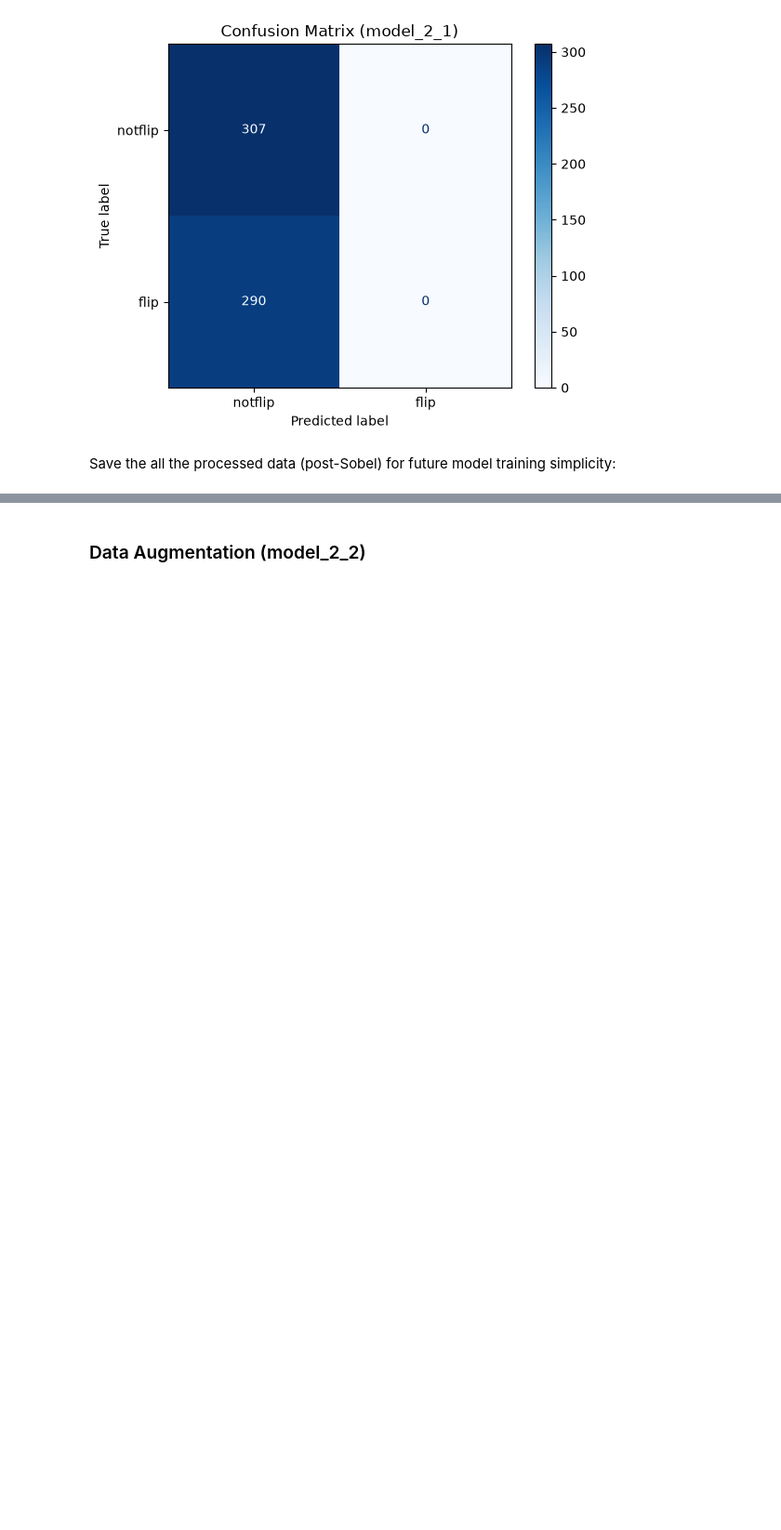
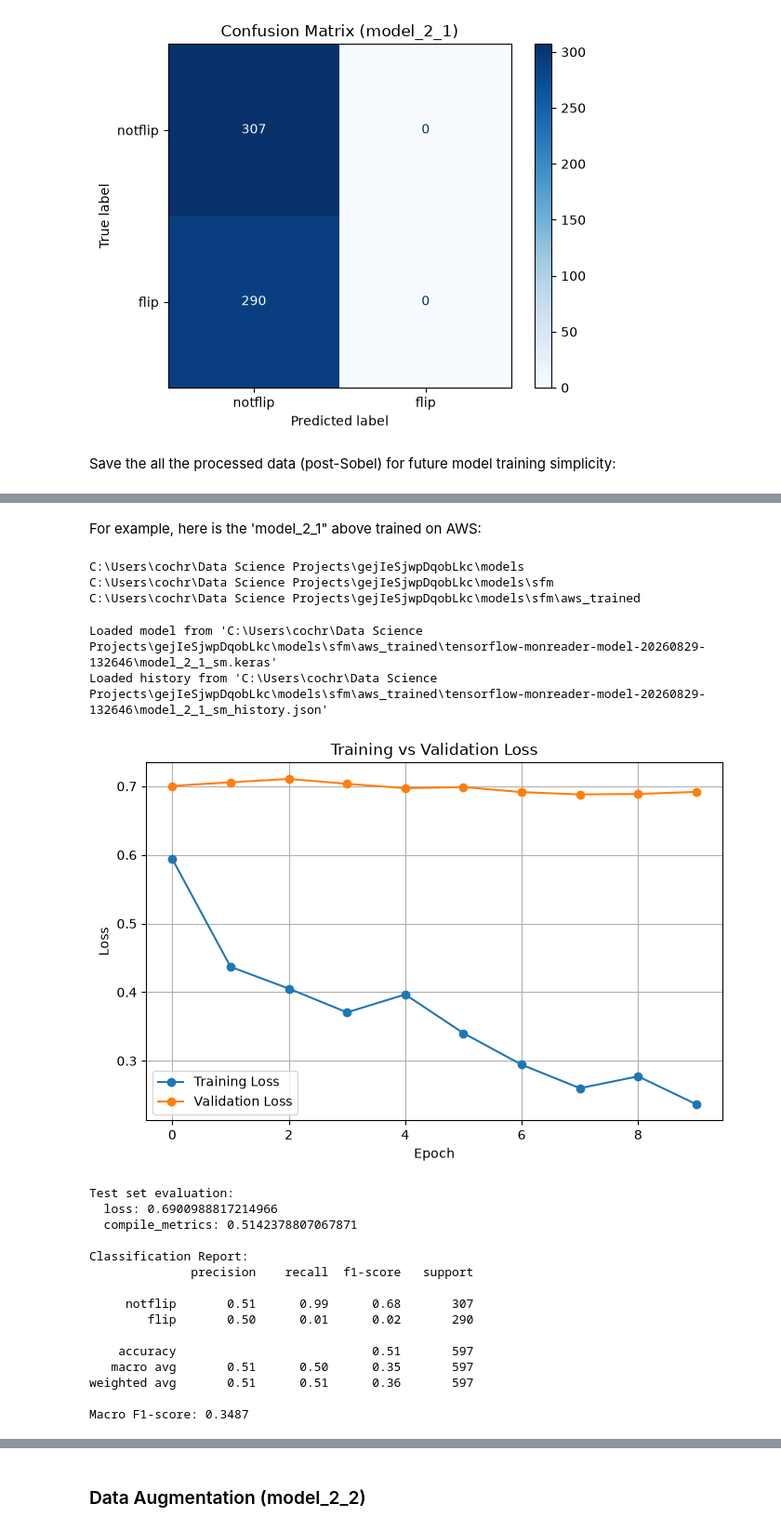
Before and after one commit to cameroncochrane/gejIeSjwpDqobLkc, a Jupyter notebook: notebooks/SFM_NB_4.ipynb, the cells around one changed output, grey strips where cells are left out. Shown at 93% size. Cells and saved outputs as stored; diff of their text form; code cells hidden in the pictures; blank space fills up the shorter version.

Commit message:
- Further improvements to the sage_maker.py training script including direcotory creation and CloudWatch log downloading. - Tested and evaluated the AWS trained model in the notebooks.

```diff
--- a/notebooks/SFM_NB_4.ipynb
+++ b/notebooks/SFM_NB_4.ipynb
@@ -632,0 +635,65 @@ with open(processed_data_path, "wb") as file:
+# %% [markdown]
+For example, here is the 'model_2_1" above trained on AWS:
+# %%
+print(MODELS_DIR)
+print(SFM_MODELS_DIR)
+
+SFM_AWS_MODELS_DIR = SFM_MODELS_DIR / "aws_trained"
+
+print(SFM_AWS_MODELS_DIR)
+
+job_name = "tensorflow-monreader-model-20260829-132646" #Job name is used as the directory name containing the model and history objects
+model_name = "model_2_1_sm.keras" # 'sm' is 'SageMaker' (the AWS service utilised in this work)
+history_name = "model_2_1_sm_history.json"
+
+# Because each 'job' / model for AWS has its own directory we'll need to add another directory layer definition
+
+AWS_MODEL_DIR = SFM_AWS_MODELS_DIR / job_name
+# %% [output]
+C:\Users\cochr\Data Science Projects\gejIeSjwpDqobLkc\models
+C:\Users\cochr\Data Science Projects\gejIeSjwpDqobLkc\models\sfm
+C:\Users\cochr\Data Science Projects\gejIeSjwpDqobLkc\models\sfm\aws_trained
+# %%
+train_model_2_1_sm = False
+
+if train_model_2_1_sm == False:
+    aws_trained_model_2_1,aws_trained_model_2_1_history =  load_model("model_2_1_sm", AWS_MODEL_DIR)
+    plot_training_history(aws_trained_model_2_1_history, metric='loss')
+
+
+model_2_1_sm_to_eval = aws_trained_model_2_1 if train_model_2_1_sm == False else model_2_1
+
+# Guard against accidentally passing the training History object
+if isinstance(model_2_1_sm_to_eval, tf.keras.callbacks.History):
+    model_2_1_sm_to_eval = model_2_1
+
+# Ensure rank is known and the arrays are concrete numpy arrays
+X_eval = np.asarray(X_test_enh, dtype=np.float32)
+y_eval = np.asarray(y_test, dtype=np.int32).reshape(-1)
+
+eval_results = evaluate_model(
+    model_2_1_sm_to_eval,
+    X_eval,
+    y_eval,
+    class_names=('notflip', 'flip'),
+    plot_name="model_2_1_sm"
+)
+# %% [output]
+Loaded model from 'C:\Users\cochr\Data Science Projects\gejIeSjwpDqobLkc\models\sfm\aws_trained\tensorflow-monreader-model-20260829-132646\model_2_1_sm.keras'
+Loaded history from 'C:\Users\cochr\Data Science Projects\gejIeSjwpDqobLkc\models\sfm\aws_trained\tensorflow-monreader-model-20260829-132646\model_2_1_sm_history.json'
+[figure, added]
+Test set evaluation:
+  loss: 0.6900988817214966
+  compile_metrics: 0.5142378807067871
+
+Classification Report:
+              precision    recall  f1-score   support
+
+     notflip       0.51      0.99      0.68       307
+        flip       0.50      0.01      0.02       290
+
+    accuracy                           0.51       597
+   macro avg       0.51      0.50      0.35       597
+weighted avg       0.51      0.51      0.36       597
+
+Macro F1-score: 0.3487
```
Also changed, not shown: parts of 11 cells of this notebook, 11 other files.
